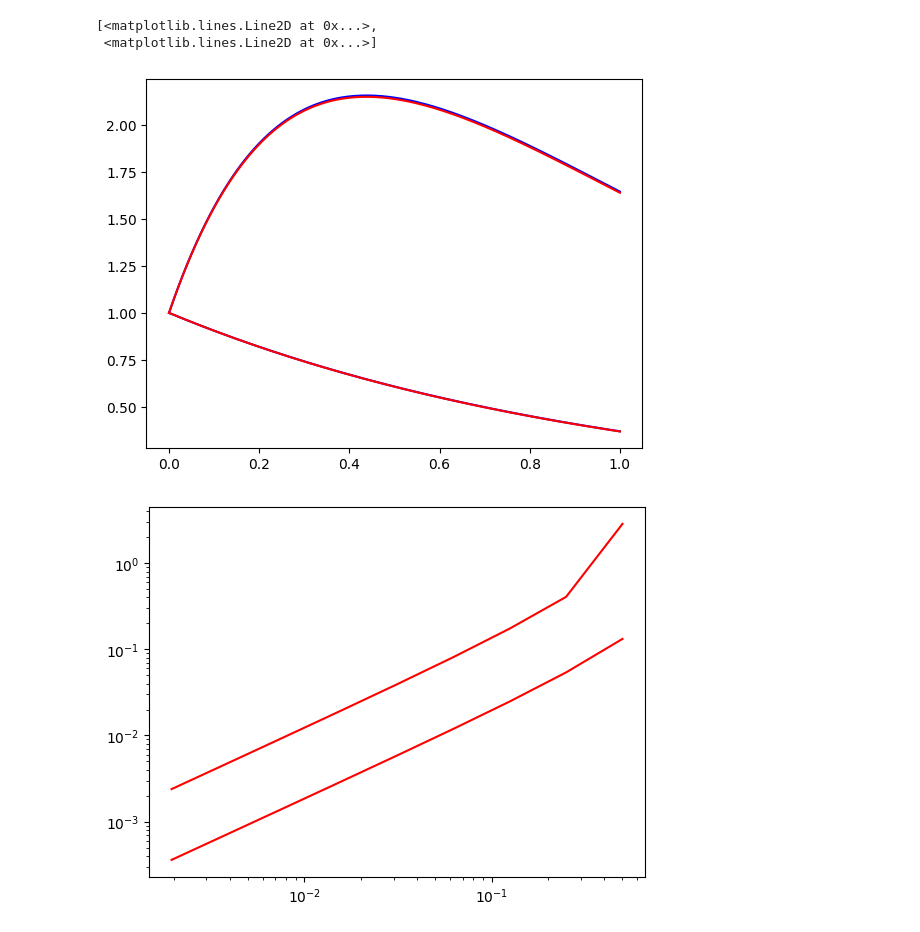
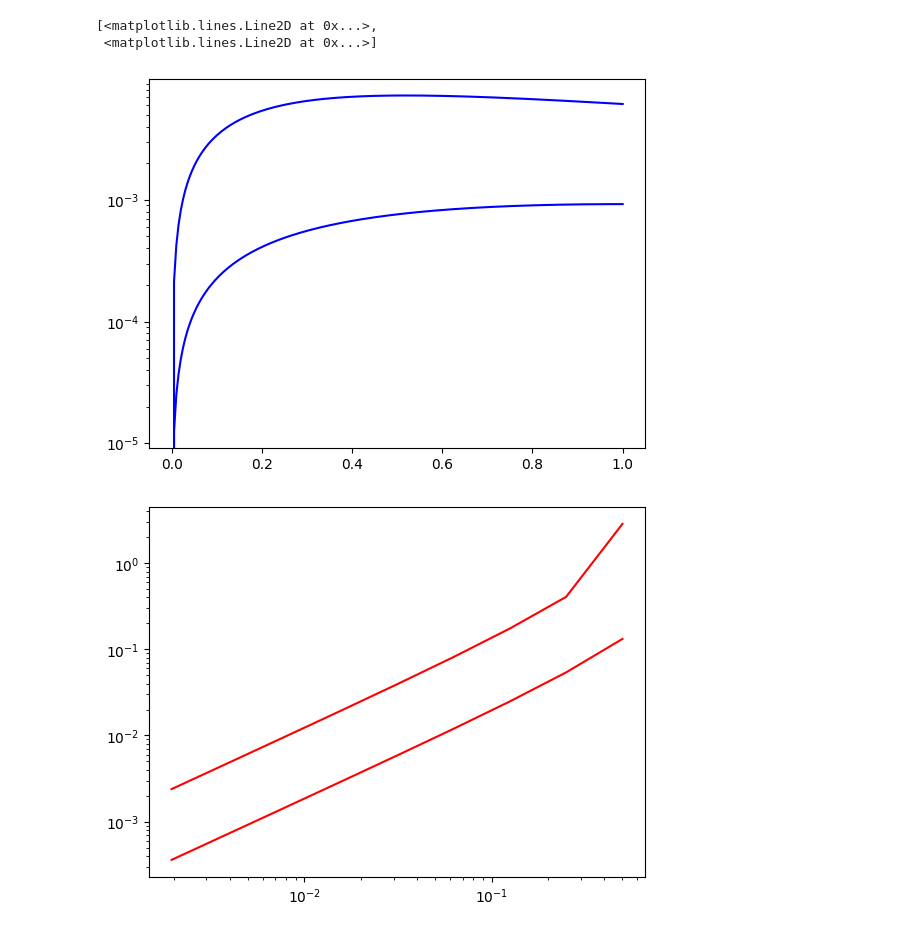
Before and after one commit to axelorrhede/Numerical-Methods-for-Differential-Equations, a Jupyter notebook: project0.ipynb, the cells around one changed output. Drawn from its saved outputs; the diff is of its cells as text; code cells hidden in the pictures.

```diff
--- a/project0.ipynb
+++ b/project0.ipynb
@@ -21,22 +21,21 @@ def eulerint(A, y0, t0, tf, N):
     return tgrid, y, err
 # %%
-y0 = np.array([1,1])
+y0 = np.array([1, 1])
 A = np.array([[-1, 0], [10, -3]])
 
-[tgrid, approx, err] = eulerint(A, y0, 0, 1, 200)
-# print('Approx: '+ str(approx))
-# print('Error: '+str(err))
-matplotlib.pyplot.plot(tgrid, approx, 'b')
+tgrid, approx, err = eulerint(A, y0, 0, 1, 200)
+
+#plt.plot(tgrid, approx, 'b')
 true = np.zeros_like(approx)
-for n in range(len(tgrid)):
-    true[n,:] = la.expm(tgrid[n]*A)@np.transpose(y0)
-matplotlib.pyplot.plot(tgrid, true, 'r')
+# for n in range(len(tgrid)):
+#    true[n, :] = la.expm(tgrid[n] * A) @ np.transpose(y0)
+# plt.plot(tgrid, true, 'r')
 
-#matplotlib.pyplot.semilogy(tgrid, err, 'b')
+plt.semilogy(tgrid, err, 'b')
 # %% [output]
 [<matplotlib.lines.Line2D at 0x...>,
  <matplotlib.lines.Line2D at 0x...>]
-[figure, old version]
+[figure, new version]
 # %%
 def errVSh(A, y0, t0, tf):
     #Nvec = np.linspace(1, 10, 10)
```
Also changed, not shown: parts of 2 cells of this notebook.
